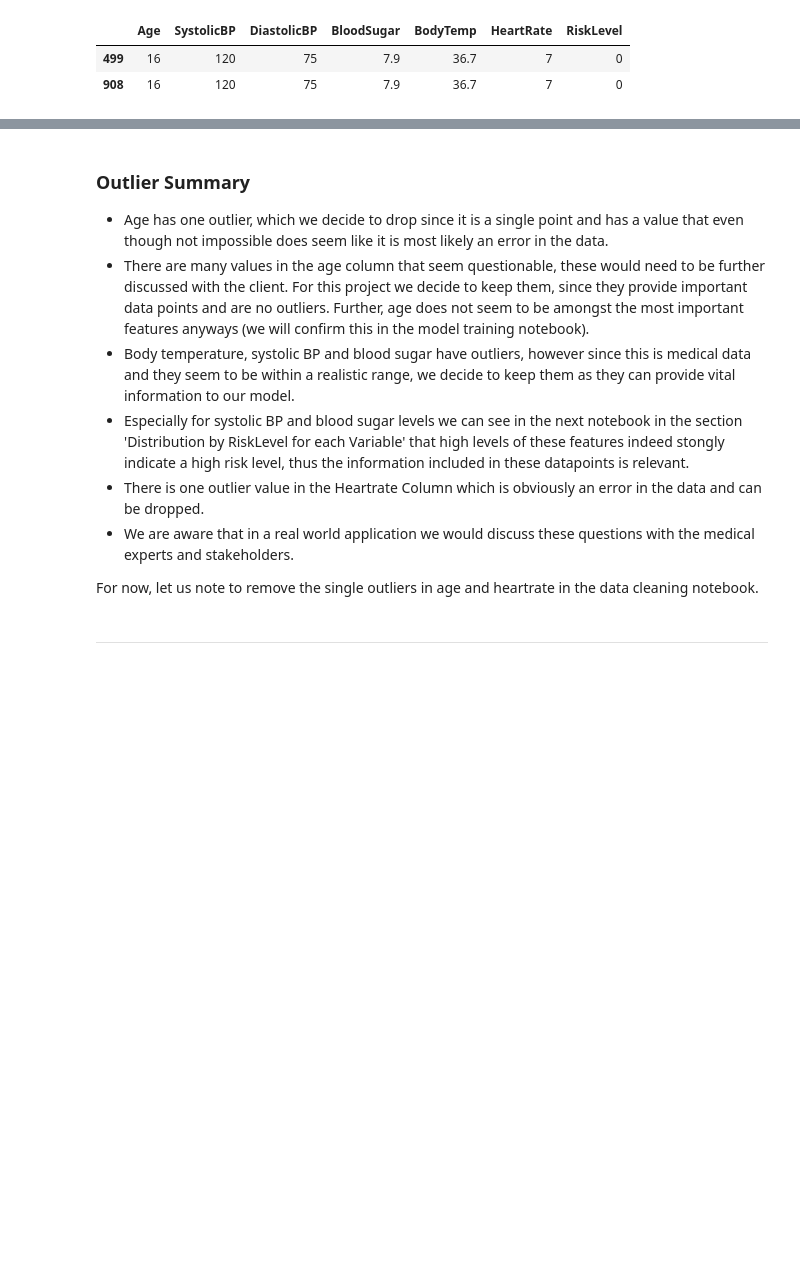
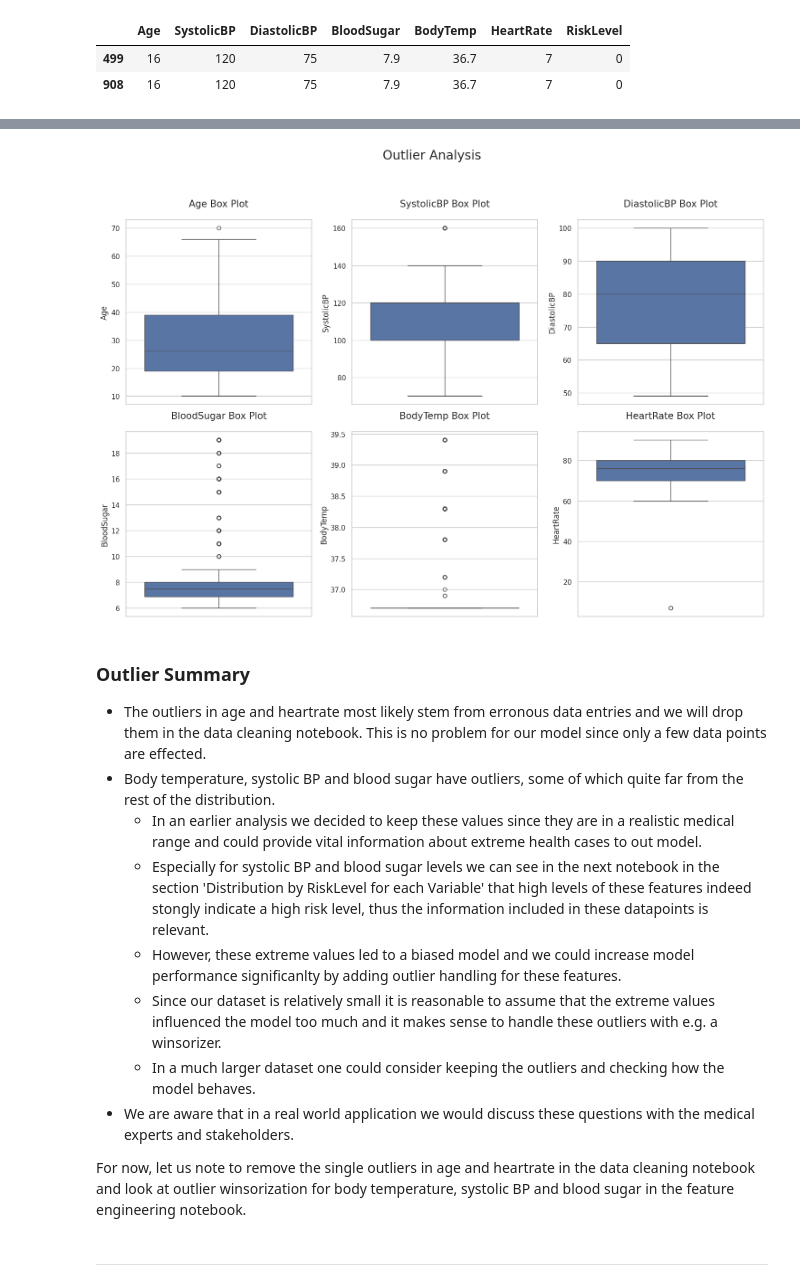
Before and after one commit to theresaabl/ML-maternal-health-risk, a Jupyter notebook: jupyter_notebooks/02-MaternalHealthRiskStudyA.ipynb, the cells around one changed output, grey strips where cells are left out. Cells and saved outputs as stored; diff of their text form; code cells hidden in the pictures; blank space fills up the shorter version.

```diff
--- a/jupyter_notebooks/02-MaternalHealthRiskStudyA.ipynb
+++ b/jupyter_notebooks/02-MaternalHealthRiskStudyA.ipynb
@@ -162,6 +144,0 @@ df.head()
-# %%
-for var in df.columns[:-1]:
-    plt.figure(figsize=(4,4))
-    sns.boxplot(data=df[var])
-    plt.title(f"{var} Box Plot", fontsize=15, y=1.05)
-    plt.show()
@@ -175,14 +145,38 @@ for var in df.columns[:-1]:
+# %%
+sns.set_theme(style="whitegrid")
+
+fig_out, axes = plt.subplots(2, 3, figsize=(15, 10))
+fig_out.suptitle("Outlier Analysis", fontsize=20, y=1.05)
+
+# define index list:
+ind_list = []
+for i in range(2):
+    for j in range(3):
+        ind_list.append([i,j])
+
+for ind, var in enumerate(df.columns[:-1]):
+    i, j = ind_list[ind]
+    sns.boxplot(ax=axes[i, j], data=df[var])
+    axes[i, j].set_title(f"{var} Box Plot", fontsize=15, y=1.05)
+
+
+plt.tight_layout()
+plt.show()
+# %% [output]
+[figure, added]
 # %% [markdown]
 ### Outlier Summary
 
-* Age has one outlier, which we decide to drop since it is a single point and has a value that even though not impossible does seem like it is most likely an error in the data.
-* There are many values in the age column that seem questionable, these would need to be further discussed with the client. For this project we decide to keep them, since they provide important data points and are no outliers. Further, age does not seem to be amongst the most important features anyways (we will confirm this in the model training notebook).
-* Body temperature, systolic BP and blood sugar have outliers, however since this is medical data and they seem to be within a realistic range, we decide to keep them as they can provide vital information to our model.
-* Especially for systolic BP and blood sugar levels we can see in the next notebook in the section 'Distribution by RiskLevel for each Variable' that high levels of these features indeed stongly indicate a high risk level, thus the information included in these datapoints is relevant.
-* There is one outlier value in the Heartrate Column which is obviously an error in the data and can be dropped.
+* The outliers in age and heartrate most likely stem from erronous data entries and we will drop them in the data cleaning notebook. This is no problem for our model since only a few data points are effected.
+* Body temperature, systolic BP and blood sugar have outliers, some of which quite far from the rest of the distribution.
+  * In an earlier analysis we decided to keep these values since they are in a realistic medical range and could provide vital information about extreme health cases to out model.
+  * Especially for systolic BP and blood sugar levels we can see in the next notebook in the section 'Distribution by RiskLevel for each Variable' that high levels of these features indeed stongly indicate a high risk level, thus the information included in these datapoints is relevant.
+  * However, these extreme values led to a biased model and we could increase model performance significanlty by adding outlier handling for these features.
+  * Since our dataset is relatively small it is reasonable to assume that the extreme values influenced the model too much and it makes sense to handle these outliers with e.g. a winsorizer.
+  * In a much larger dataset one could consider keeping the outliers and checking how the model behaves.
 * We are aware that in a real world application we would discuss these questions with the medical experts and stakeholders.
 
-For now, let us note to remove the single outliers in age and heartrate in the data cleaning notebook.
+For now, let us note to remove the single outliers in age and heartrate in the data cleaning notebook and look at outlier winsorization for body temperature, systolic BP and blood sugar in the feature engineering notebook.
 # %% [markdown]
 ---
 # %% [markdown]
```
Also changed, not shown: parts of 14 cells of this notebook, 2 other files.
